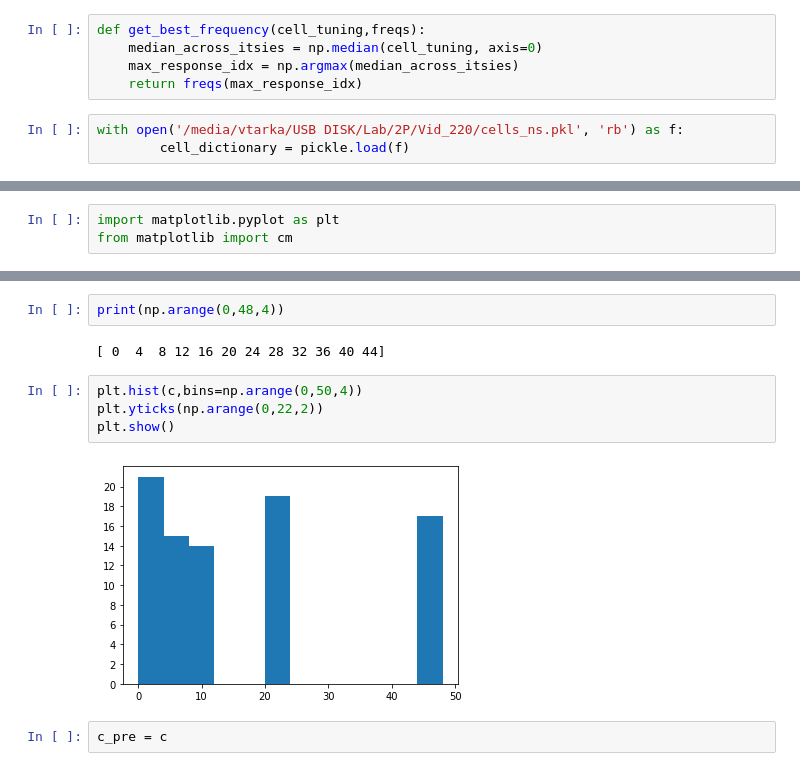
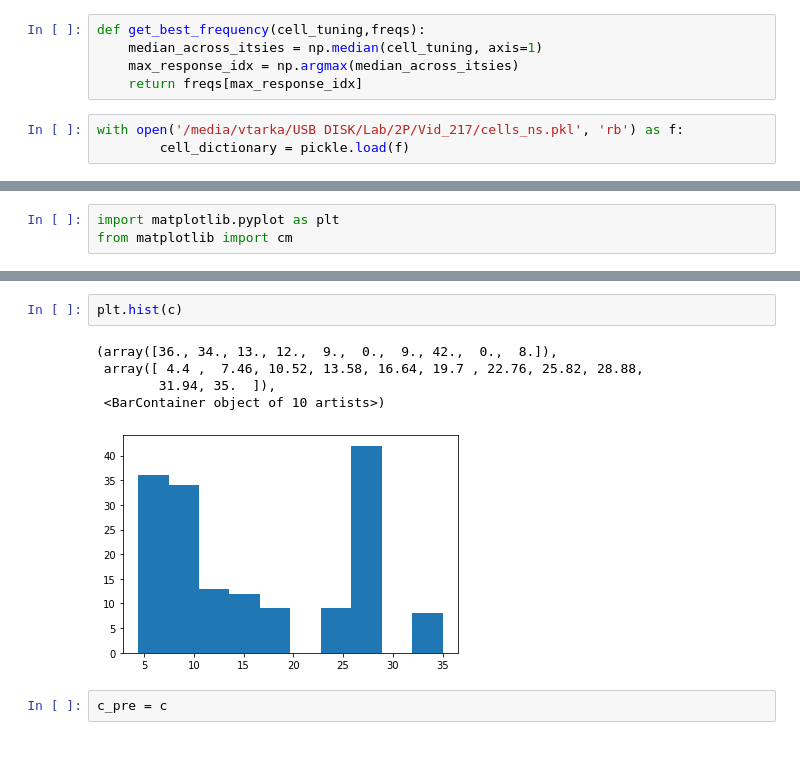
Before and after one commit to ConorLane1995/2Psinapod_two_photon_pipeline, a Jupyter notebook: notebooks/plot_best_freqs.ipynb, the cells around one changed output, grey strips where cells are left out. Saved outputs shown, nothing was run; the diff lists cells and outputs as text.

```diff
--- a/notebooks/plot_best_freqs.ipynb
+++ b/notebooks/plot_best_freqs.ipynb
@@ -6,11 +6,11 @@ sys.path.append("../")
 from src.utils import get_cell_x, get_cell_y, get_best_frequency_by_area, get_active_cells
 # %%
 def get_best_frequency(cell_tuning,freqs):
-    median_across_itsies = np.median(cell_tuning, axis=0)
+    median_across_itsies = np.median(cell_tuning, axis=1)
     max_response_idx = np.argmax(median_across_itsies)
-    return freqs(max_response_idx)
+    return freqs[max_response_idx]
 # %%
-with open('/media/vtarka/USB DISK/Lab/2P/Vid_220/cells_ns.pkl', 'rb') as f:
+with open('/media/vtarka/USB DISK/Lab/2P/Vid_217/cells_ns.pkl', 'rb') as f:
         cell_dictionary = pickle.load(f)
 # %%
 cell_dict = get_active_cells(cell_dictionary)
@@ -44,12 +44,10 @@ TypeError: get_best_frequency() missing 1 required positional argument: 'freqs'
-# %%
-print(np.arange(0,48,4))
-# %% [output]
-[ 0  4  8 12 16 20 24 28 32 36 40 44]
-# %%
-plt.hist(c,bins=np.arange(0,50,4))
-plt.yticks(np.arange(0,22,2))
-plt.show()
-# %% [output]
-[figure, removed]
+# %%
+plt.hist(c)
+# %% [output]
+(array([36., 34., 13., 12.,  9.,  0.,  9., 42.,  0.,  8.]),
+ array([ 4.4 ,  7.46, 10.52, 13.58, 16.64, 19.7 , 22.76, 25.82, 28.88,
+        31.94, 35.  ]),
+ <BarContainer object of 10 artists>)
+[figure, added]
 # %%
 c_pre = c
```
Also changed, not shown: parts of 3 cells of this notebook, 4 other files.
